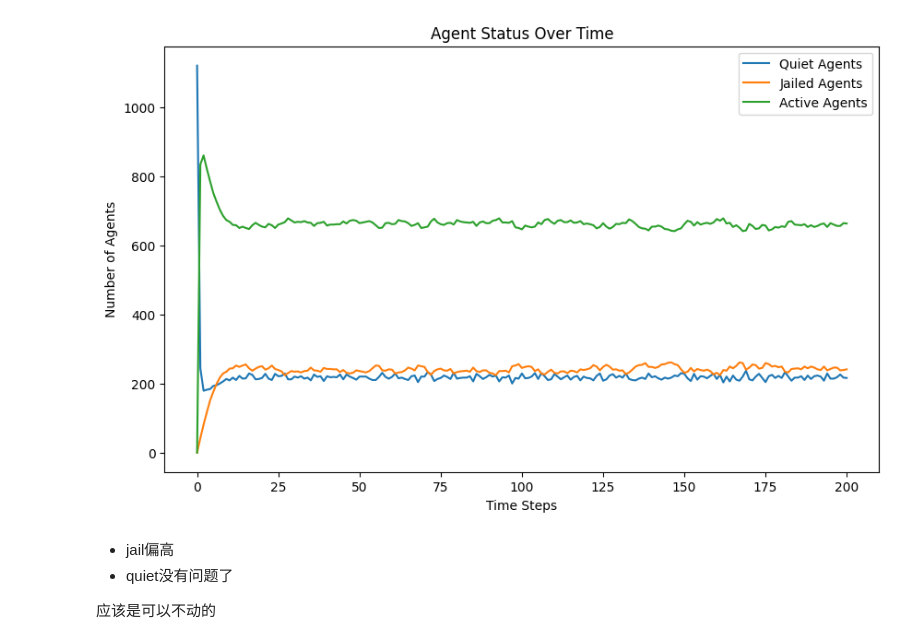
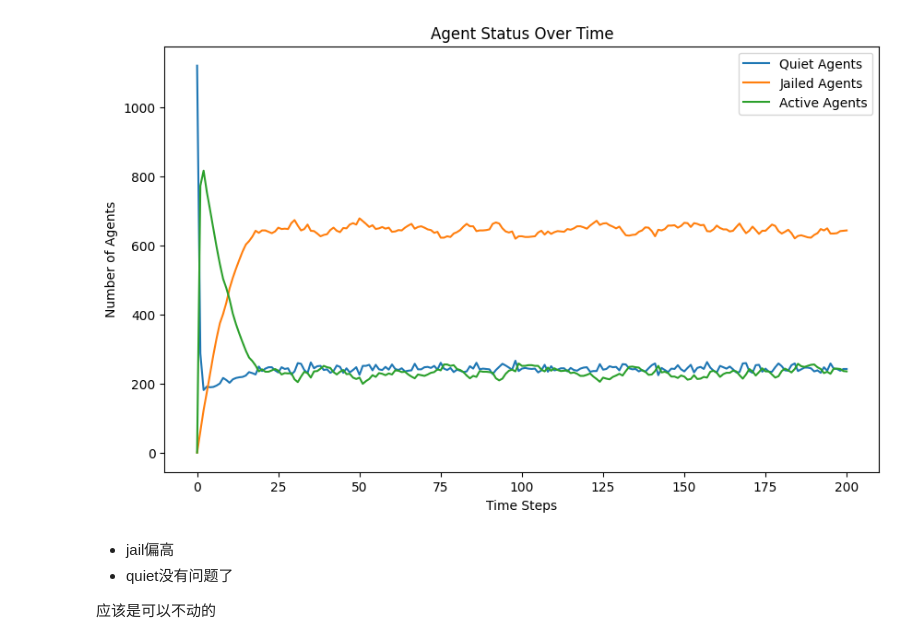
Before and after one commit to Mirrorgo/netlogo-a2, a Jupyter notebook: src/lwz2.ipynb, the cells around one changed output. Drawn from its saved outputs; the diff is of its cells as text; code cells hidden in the pictures.

```diff
--- a/src/lwz2.ipynb
+++ b/src/lwz2.ipynb
@@ -135,6 +135,7 @@ class Model:
         active_agents_count = 0
         for entity in self.entities:
             cx,cy = entity.position
+            if(cx == x and cy == y): continue
             if self.is_neighbor(x,y,cx,cy):
                 if(entity.type == EntityType.COP):
                     cops_count += 1
@@ -151,37 +152,37 @@ class Model:
             if self.is_neighbor(x,y,ax,ay):
                 if entity.type == EntityType.AGENT and entity.active == True:
                     active_agents.append(entity)
         # Randomly select one active agent to arrest
         if active_agents:
             selected_agent = random.choice(active_agents)
             selected_agent.active = False
             selected_agent.jail_term = random.randint(0, self.max_jail_term)
             # Move cop to the position of the arrested agent
             cop.position = selected_agent.position
 
 # 实例化并运行模型
 AGENT_DENSITY = 70
-COP_DENSITY = 3
+COP_DENSITY = 4
 VISION = 7
 K = 2.3
-GOV_LEGITIMACY = 0.3
-MAX_JAIL_TERM = 10
+GOV_LEGITIMACY = 0.40
+MAX_JAIL_TERM = 20
 model = Model(AGENT_DENSITY, COP_DENSITY, VISION, K, GOV_LEGITIMACY, MAX_JAIL_TERM)
 for _ in range(200):
     model.step()
 
 # 绘制结果
 plt.figure(figsize=(10, 6))
 plt.plot(model.data['quiet'], label='Quiet Agents')
 plt.plot(model.data['jail'], label='Jailed Agents')
 plt.plot(model.data['active'], label='Active Agents')
 plt.xlabel('Time Steps')
 plt.ylabel('Number of Agents')
 plt.title('Agent Status Over Time')
 plt.legend()
 plt.show()
 # %% [output]
-[figure, old version]
+[figure, new version]
 # %% [markdown]
 - jail偏高
 - quiet没有问题了
```
Also changed, not shown: 5 other files.
